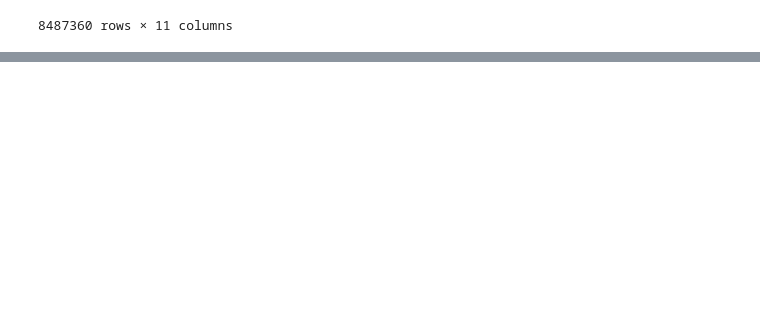
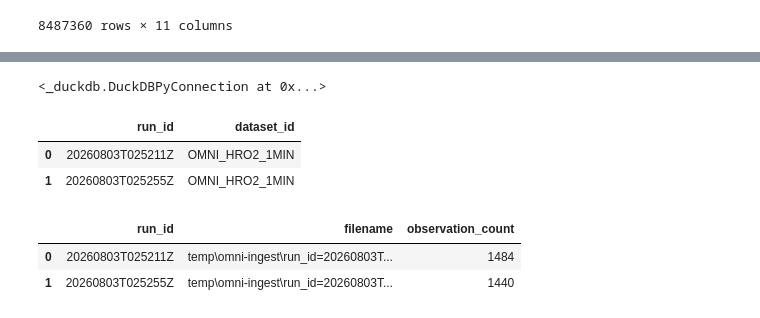
Before and after one commit to keithzyyy/space-weather-project, a Jupyter notebook: notebooks/07_omni_preproc_exploration.ipynb, the cells around one changed output, grey strips where cells are left out. Saved outputs shown, nothing was run; the diff lists cells and outputs as text; code cells hidden in the pictures; blank space fills up the shorter version.

```diff
--- a/notebooks/07_omni_preproc_exploration.ipynb
+++ b/notebooks/07_omni_preproc_exploration.ipynb
@@ -418,0 +608,48 @@ long_observations
+# %%
+dirs = IngestionDirs("temp/omni-ingest/")
+
+con = duckdb.connect()
+
+con.execute(f"""
+CREATE OR REPLACE TEMP VIEW successful_runs AS
+{_build_successful_runs_select_sql(dirs.manifest_run_dirs)}
+""")
+
+con.execute(f"""
+CREATE OR REPLACE TEMP VIEW successful_chunks AS
+{_build_successful_chunks_select_sql(dirs.json_glob_run_dirs)}
+""")
+
+con.execute(f"""
+CREATE OR REPLACE TEMP VIEW observation_rows AS
+{_build_observation_rows_select_sql()}
+""")
+
+con.execute(f"""
+CREATE OR REPLACE TEMP VIEW observation_values AS
+{_build_observation_values_select_sql()}
+""")
+
+con.execute(f"""
+CREATE OR REPLACE TEMP VIEW parameter_definitions AS
+{_build_parameter_definitions_select_sql()}
+""")
+# %% [output]
+<_duckdb.DuckDBPyConnection at 0x...>
+# %%
+# successful runs
+con.sql("SELECT * FROM successful_runs").df()
+# %% [output]
+|  | run_id | dataset_id |
+| 0 | 20260803T025211Z | OMNI_HRO2_1MIN |
+| 1 | 20260803T025255Z | OMNI_HRO2_1MIN |
+# %%
+# chunks belonging to successful runs
+con.sql("""
+    SELECT run_id, filename, len(data) AS observation_count
+    FROM successful_chunks
+""").df()
+# %% [output]
+|  | run_id | filename | observation_count |
+| 0 | 20260803T025211Z | temp\omni-ingest\run_id=20260803T... | 1484 |
+| 1 | 20260803T025255Z | temp\omni-ingest\run_id=20260803T... | 1440 |
```
Also changed, not shown: parts of 10 cells of this notebook, 2 other files.
